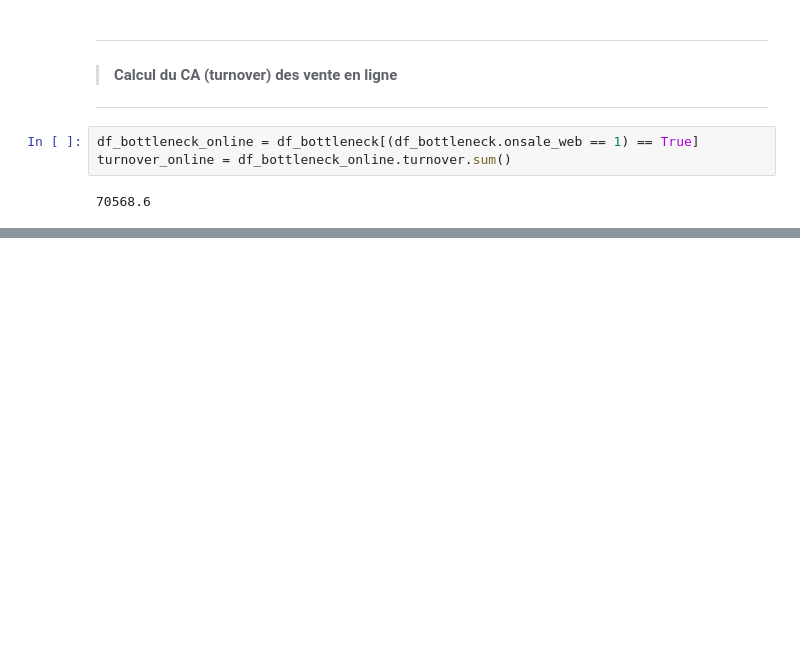
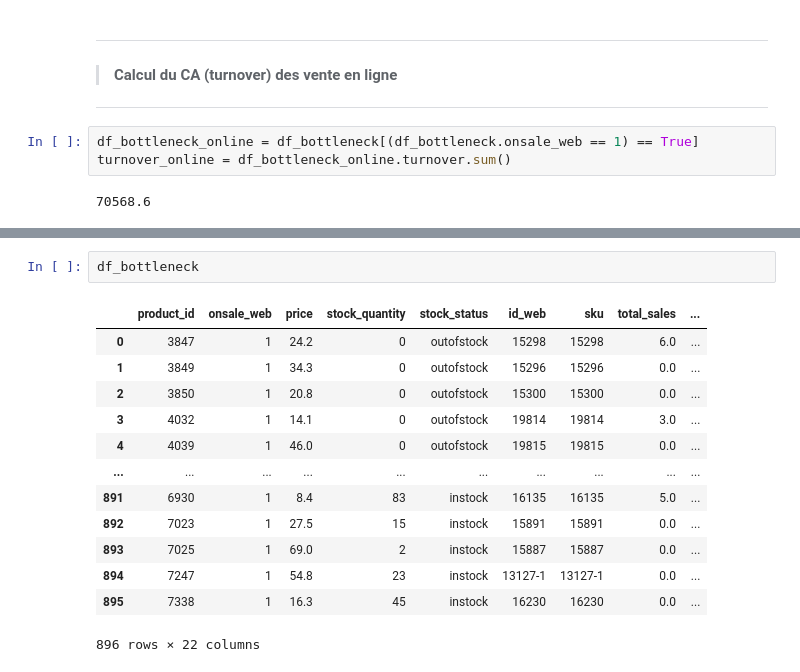
Before and after one commit to Valeeew/Data_management_of_an_online_store, a Jupyter notebook: Data_management_of_an_online_store.ipynb, the cells around one changed output, grey strips where cells are left out. Cells and saved outputs as stored; diff of their text form; blank space fills up the shorter version.

```diff
--- a/Data_management_of_an_online_store.ipynb
+++ b/Data_management_of_an_online_store.ipynb
@@ -162,0 +173,16 @@ turnover_online = df_bottleneck_online.turnover.sum()
+# %%
+df_bottleneck
+# %% [output]
+|  | product_id | onsale_web | price | stock_quantity | stock_status | id_web | sku | total_sales | ... |
+| 0 | 3847 | 1 | 24.2 | 0 | outofstock | 15298 | 15298 | 6.0 | ... |
+| 1 | 3849 | 1 | 34.3 | 0 | outofstock | 15296 | 15296 | 0.0 | ... |
+| 2 | 3850 | 1 | 20.8 | 0 | outofstock | 15300 | 15300 | 0.0 | ... |
+| 3 | 4032 | 1 | 14.1 | 0 | outofstock | 19814 | 19814 | 3.0 | ... |
+| 4 | 4039 | 1 | 46.0 | 0 | outofstock | 19815 | 19815 | 0.0 | ... |
+| ... | ... | ... | ... | ... | ... | ... | ... | ... | ... |
+| 891 | 6930 | 1 | 8.4 | 83 | instock | 16135 | 16135 | 5.0 | ... |
+| 892 | 7023 | 1 | 27.5 | 15 | instock | 15891 | 15891 | 0.0 | ... |
+| 893 | 7025 | 1 | 69.0 | 2 | instock | 15887 | 15887 | 0.0 | ... |
+| 894 | 7247 | 1 | 54.8 | 23 | instock | 13127-1 | 13127-1 | 0.0 | ... |
+| 895 | 7338 | 1 | 16.3 | 45 | instock | 16230 | 16230 | 0.0 | ... |
+896 rows × 22 columns
```
Also changed, not shown: parts of 4 cells of this notebook.
